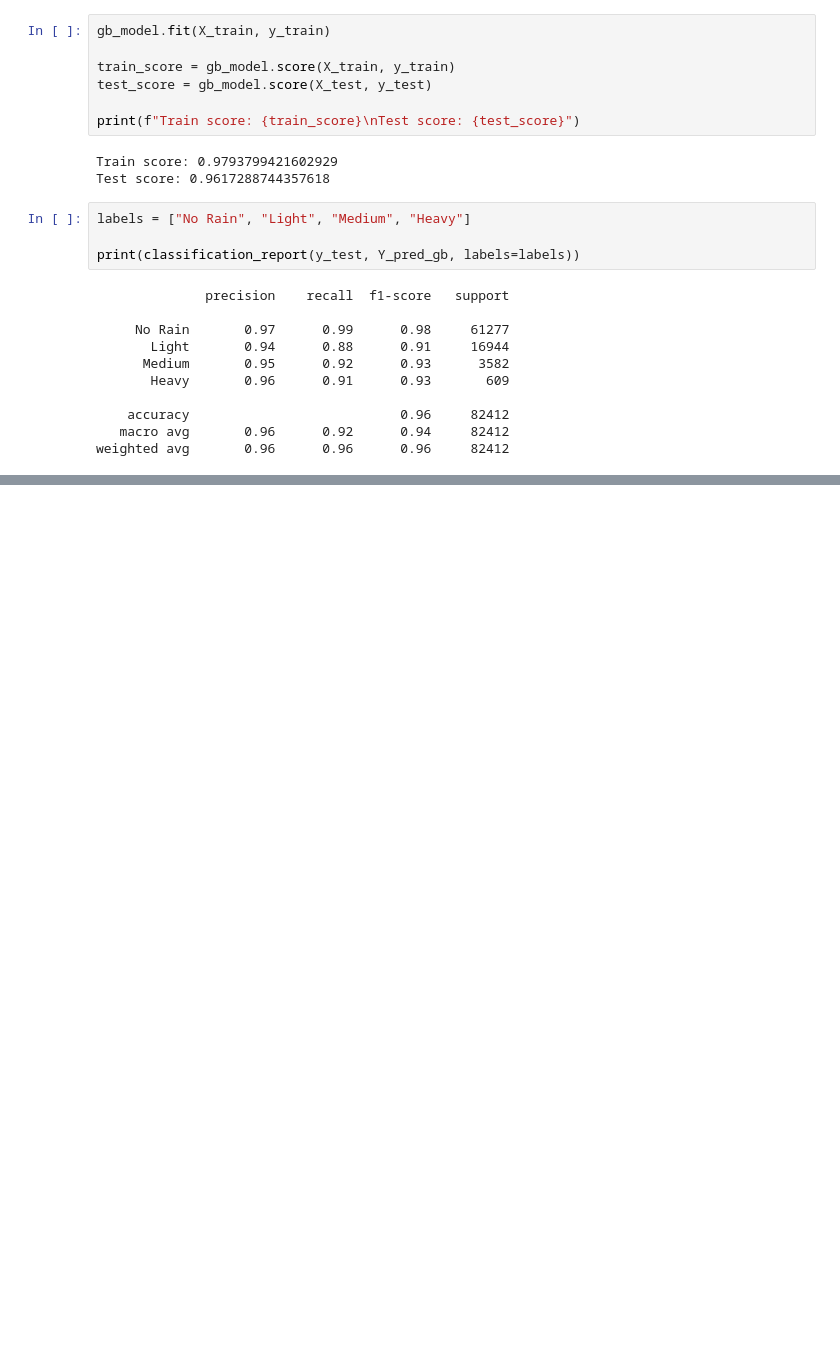
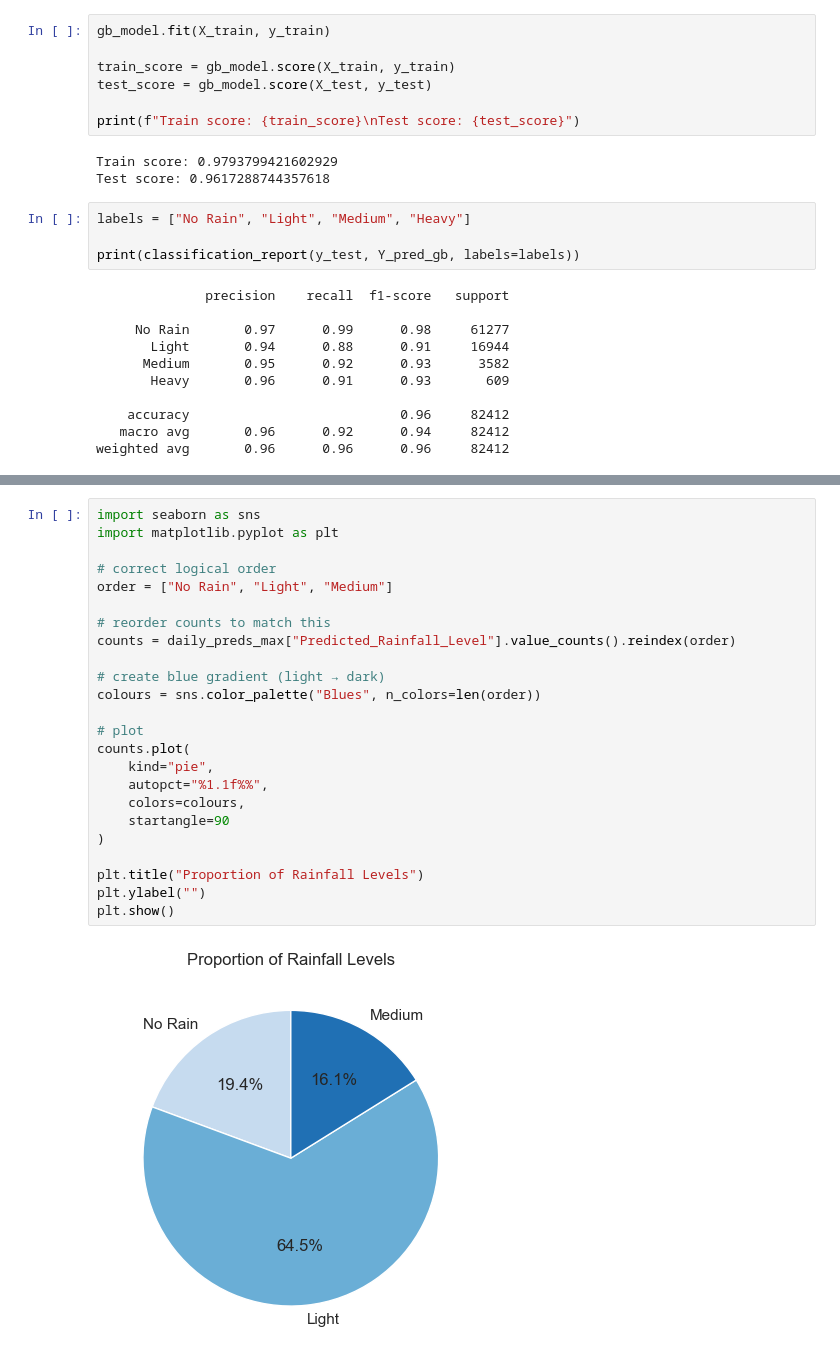
Before and after one commit to Zewen-Zhao/ADS2001_GroupMC3, a Jupyter notebook: Modelling/modelling_jiehni.ipynb, the cells around one changed output, grey strips where cells are left out. Cells and saved outputs as stored; diff of their text form; blank space fills up the shorter version.

```diff
--- a/Modelling/modelling_jiehni.ipynb
+++ b/Modelling/modelling_jiehni.ipynb
@@ -429,0 +558,26 @@ weighted avg       0.96      0.96      0.96     82412
+# %%
+import seaborn as sns
+import matplotlib.pyplot as plt
+
+# correct logical order
+order = ["No Rain", "Light", "Medium"]
+
+# reorder counts to match this
+counts = daily_preds_max["Predicted_Rainfall_Level"].value_counts().reindex(order)
+
+# create blue gradient (light → dark)
+colours = sns.color_palette("Blues", n_colors=len(order))
+
+# plot
+counts.plot(
+    kind="pie",
+    autopct="%1.1f%%",
+    colors=colours,
+    startangle=90
+)
+
+plt.title("Proportion of Rainfall Levels")
+plt.ylabel("")
+plt.show()
+# %% [output]
+[figure, added]
```
Also changed, not shown: parts of 7 cells of this notebook.
